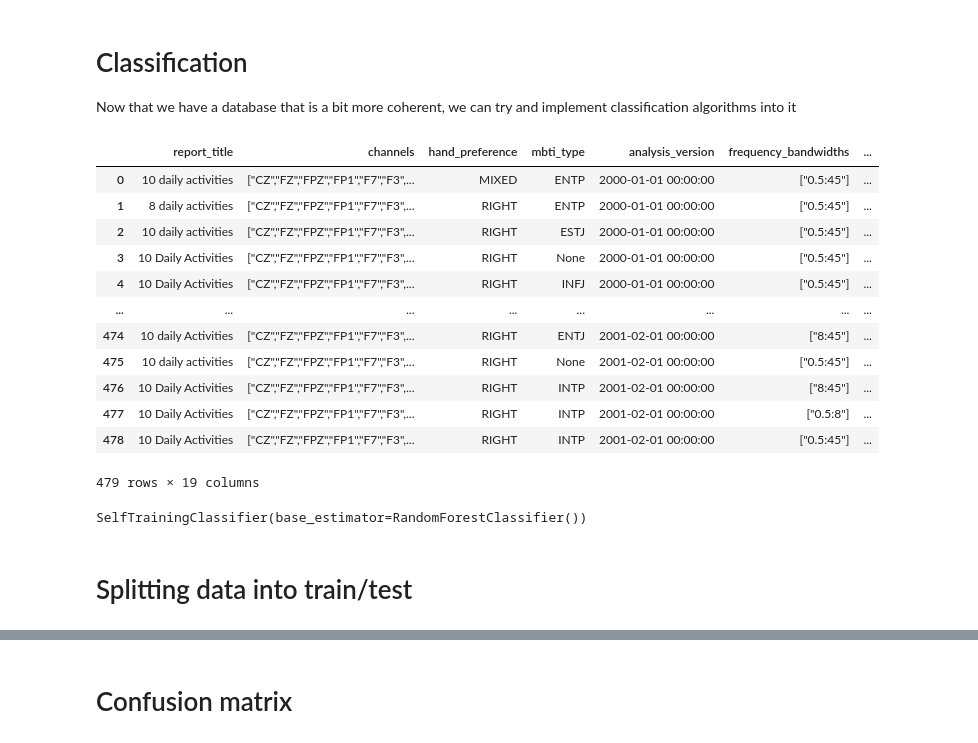
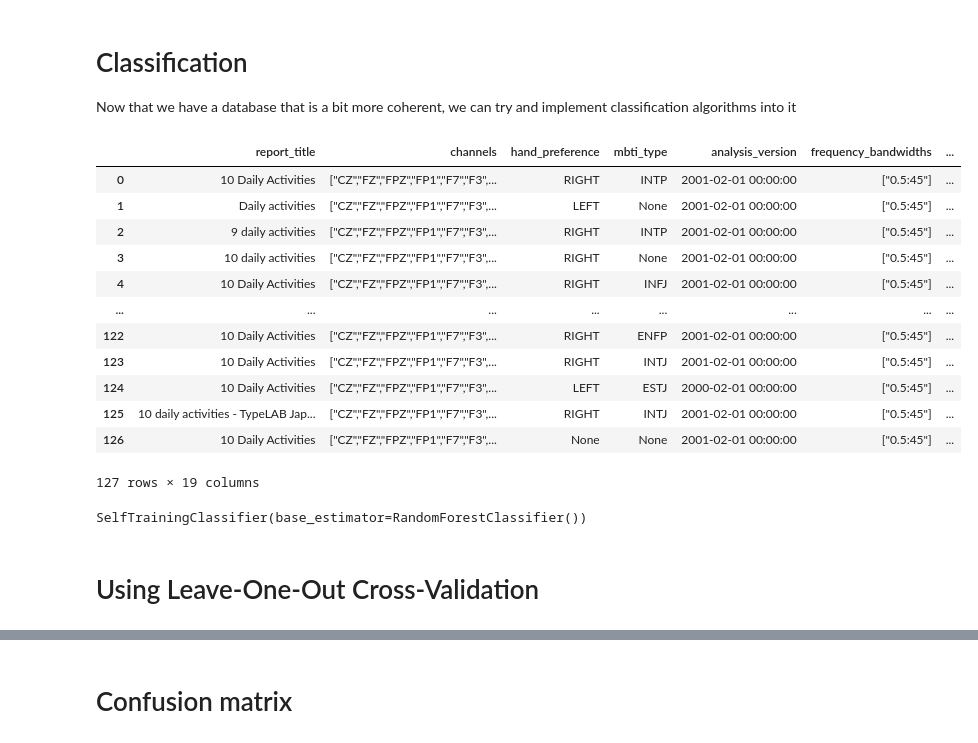
Before and after one commit to F1rePh0enix/Class_EEG_MBTI, a Jupyter notebook: Extraction.ipynb, the cells around one changed output, grey strips where cells are left out. Saved outputs shown, nothing was run; the diff lists cells and outputs as text; code cells hidden in the pictures.

Commit message:
added a few notebooks and pickles, need to find a way to make the text labels proper

```diff
--- a/Extraction.ipynb
+++ b/Extraction.ipynb
@@ -51,22 +65,22 @@ display(db_f_activities)
 # Classification
 Now that we have a database that is a bit more coherent, we can try and implement classification algorithms into it
 # %%
-db_f_activities = pd.read_pickle('EEG_casque_acti.pkl')
+db_f_activities = pd.read_pickle('db_exploitable.pkl')
 display(db_f_activities)
 # %% [output]
 |  | report_title | channels | hand_preference | mbti_type | analysis_version | frequency_bandwidths | ... |
-| 0 | 10 daily activities | ["CZ","FZ","FPZ","FP1","F7","F3",... | MIXED | ENTP | 2000-01-01 00:00:00 | ["0.5:45"] | ... |
-| 1 | 8 daily activities | ["CZ","FZ","FPZ","FP1","F7","F3",... | RIGHT | ENTP | 2000-01-01 00:00:00 | ["0.5:45"] | ... |
-| 2 | 10 daily activities | ["CZ","FZ","FPZ","FP1","F7","F3",... | RIGHT | ESTJ | 2000-01-01 00:00:00 | ["0.5:45"] | ... |
-| 3 | 10 Daily Activities | ["CZ","FZ","FPZ","FP1","F7","F3",... | RIGHT | None | 2000-01-01 00:00:00 | ["0.5:45"] | ... |
-| 4 | 10 Daily Activities | ["CZ","FZ","FPZ","FP1","F7","F3",... | RIGHT | INFJ | 2000-01-01 00:00:00 | ["0.5:45"] | ... |
+| 0 | 10 Daily Activities | ["CZ","FZ","FPZ","FP1","F7","F3",... | RIGHT | INTP | 2001-02-01 00:00:00 | ["0.5:45"] | ... |
+| 1 | Daily activities | ["CZ","FZ","FPZ","FP1","F7","F3",... | LEFT | None | 2001-02-01 00:00:00 | ["0.5:45"] | ... |
+| 2 | 9 daily activities | ["CZ","FZ","FPZ","FP1","F7","F3",... | RIGHT | INTP | 2001-02-01 00:00:00 | ["0.5:45"] | ... |
+| 3 | 10 daily activities | ["CZ","FZ","FPZ","FP1","F7","F3",... | RIGHT | None | 2001-02-01 00:00:00 | ["0.5:45"] | ... |
+| 4 | 10 Daily Activities | ["CZ","FZ","FPZ","FP1","F7","F3",... | RIGHT | INFJ | 2001-02-01 00:00:00 | ["0.5:45"] | ... |
 | ... | ... | ... | ... | ... | ... | ... | ... |
-| 474 | 10 daily Activities | ["CZ","FZ","FPZ","FP1","F7","F3",... | RIGHT | ENTJ | 2001-02-01 00:00:00 | ["8:45"] | ... |
-| 475 | 10 daily activities | ["CZ","FZ","FPZ","FP1","F7","F3",... | RIGHT | None | 2001-02-01 00:00:00 | ["0.5:45"] | ... |
-| 476 | 10 Daily Activities | ["CZ","FZ","FPZ","FP1","F7","F3",... | RIGHT | INTP | 2001-02-01 00:00:00 | ["8:45"] | ... |
-| 477 | 10 Daily Activities | ["CZ","FZ","FPZ","FP1","F7","F3",... | RIGHT | INTP | 2001-02-01 00:00:00 | ["0.5:8"] | ... |
-| 478 | 10 Daily Activities | ["CZ","FZ","FPZ","FP1","F7","F3",... | RIGHT | INTP | 2001-02-01 00:00:00 | ["0.5:45"] | ... |
+| 122 | 10 Daily Activities | ["CZ","FZ","FPZ","FP1","F7","F3",... | RIGHT | ENFP | 2001-02-01 00:00:00 | ["0.5:45"] | ... |
+| 123 | 10 Daily Activities | ["CZ","FZ","FPZ","FP1","F7","F3",... | RIGHT | INTJ | 2001-02-01 00:00:00 | ["0.5:45"] | ... |
+| 124 | 10 Daily Activities | ["CZ","FZ","FPZ","FP1","F7","F3",... | LEFT | ESTJ | 2000-02-01 00:00:00 | ["0.5:45"] | ... |
+| 125 | 10 daily activities - TypeLAB Jap... | ["CZ","FZ","FPZ","FP1","F7","F3",... | RIGHT | INTJ | 2001-02-01 00:00:00 | ["0.5:45"] | ... |
+| 126 | 10 Daily Activities | ["CZ","FZ","FPZ","FP1","F7","F3",... | None | None | 2001-02-01 00:00:00 | ["0.5:45"] | ... |
-479 rows × 19 columns
+127 rows × 19 columns
 # %%
 from sklearn.feature_extraction.text import TfidfVectorizer
 from sklearn.preprocessing import StandardScaler
@@ -134,4 +148,4 @@ self_training_clf.fit(X_all, y_all)
 # %% [output]
 SelfTrainingClassifier(base_estimator=RandomForestClassifier())
 # %% [markdown]
-# Splitting data into train/test
+# Using Leave-One-Out Cross-Validation
```
Also changed, not shown: parts of 7 cells of this notebook, 7 other files.
